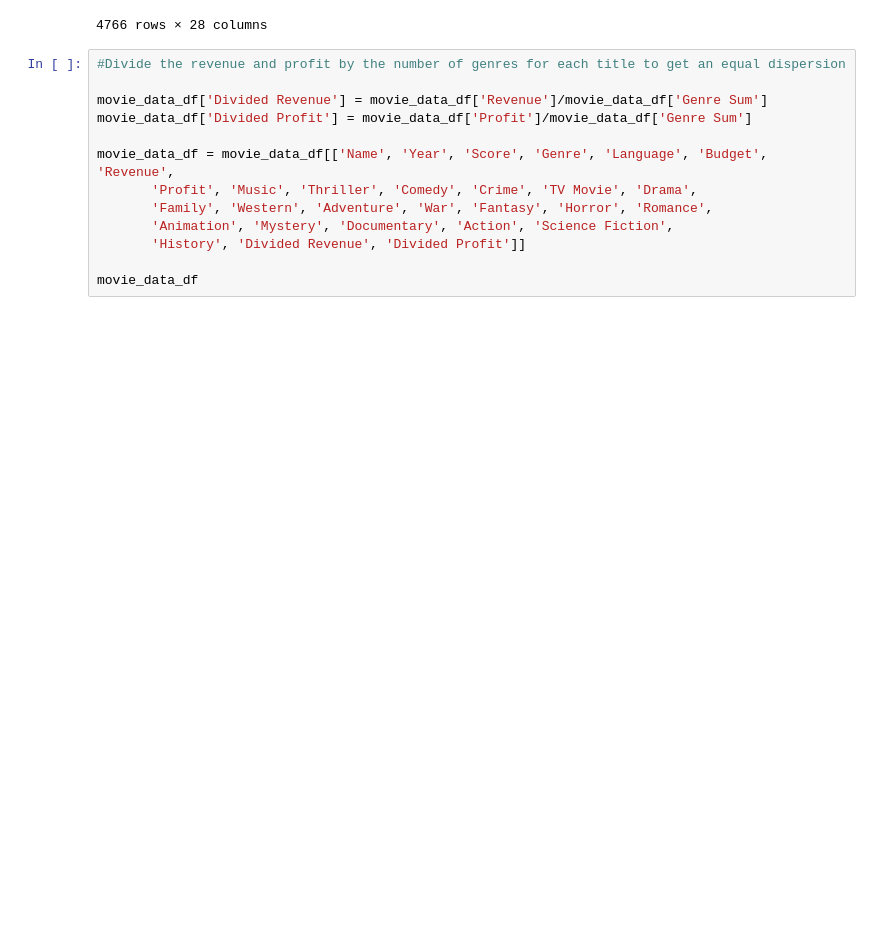
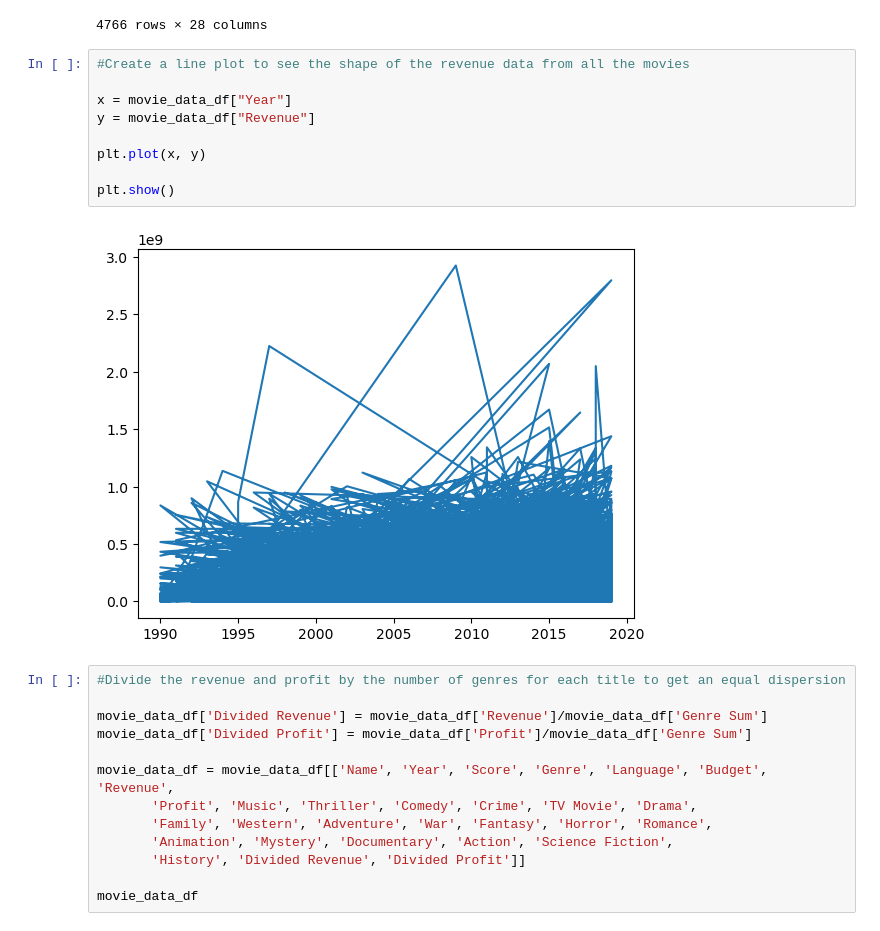
Before and after one commit to hatkiet/Project-1-Red-Team, a Jupyter notebook: Patrick's Visualizations Notebook.ipynb, the cells around one changed output. Drawn from its saved outputs; the diff is of its cells as text; blank space fills up the shorter version.

```diff
--- a/Patrick's Visualizations Notebook.ipynb
+++ b/Patrick's Visualizations Notebook.ipynb
@@ -28,6 +28,17 @@ movie_data_df
 | 4764 | The Russia House | 1990 | 61.00 | Drama,Thriller,Romance | English | 21,800,000.00 | 22,997,992.00 | 1,197,992.00 | 0.00 | 1.00 | ... | ... |
 | 4765 | Darkman II: The Return of Durant | 1995 | 55.00 | Action,Adventure,Science Fiction,... | English | 116,000,000.00 | 475,661,306.00 | 359,661,306.00 | 0.00 | 1.00 | ... | ... |
 4766 rows × 28 columns
+# %%
+#Create a line plot to see the shape of the revenue data from all the movies
+
+x = movie_data_df["Year"]
+y = movie_data_df["Revenue"]
+
+plt.plot(x, y)
+
+plt.show()
+# %% [output]
+[figure, added]
 # %%
 #Divide the revenue and profit by the number of genres for each title to get an equal dispersion
 
```
Also changed, not shown: parts of 9 cells of this notebook.
